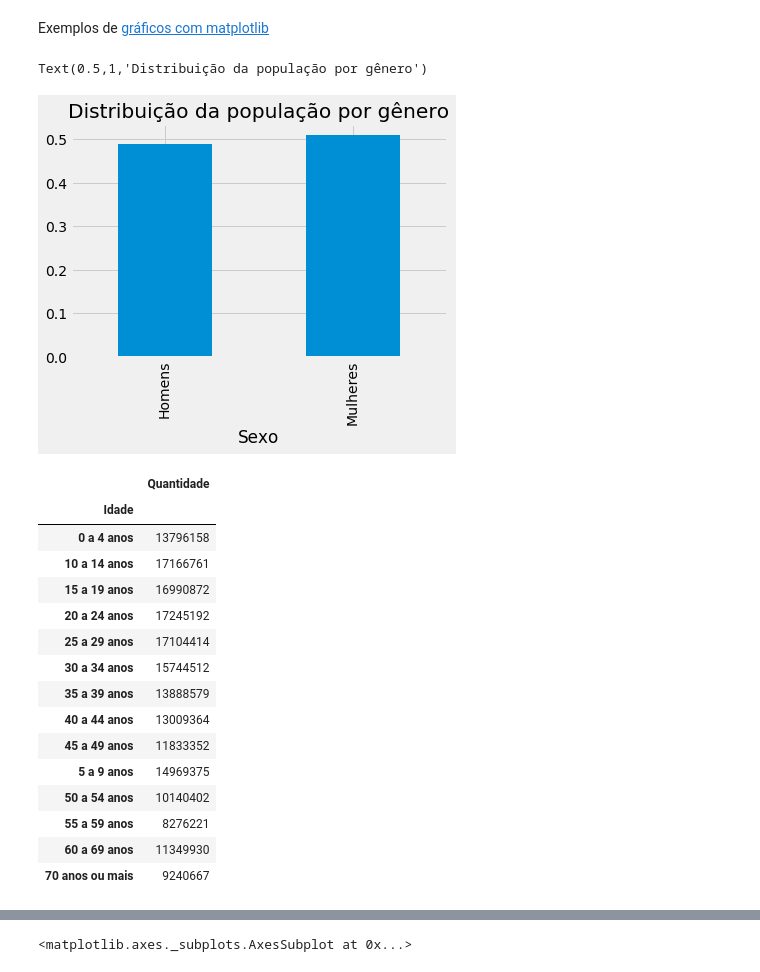
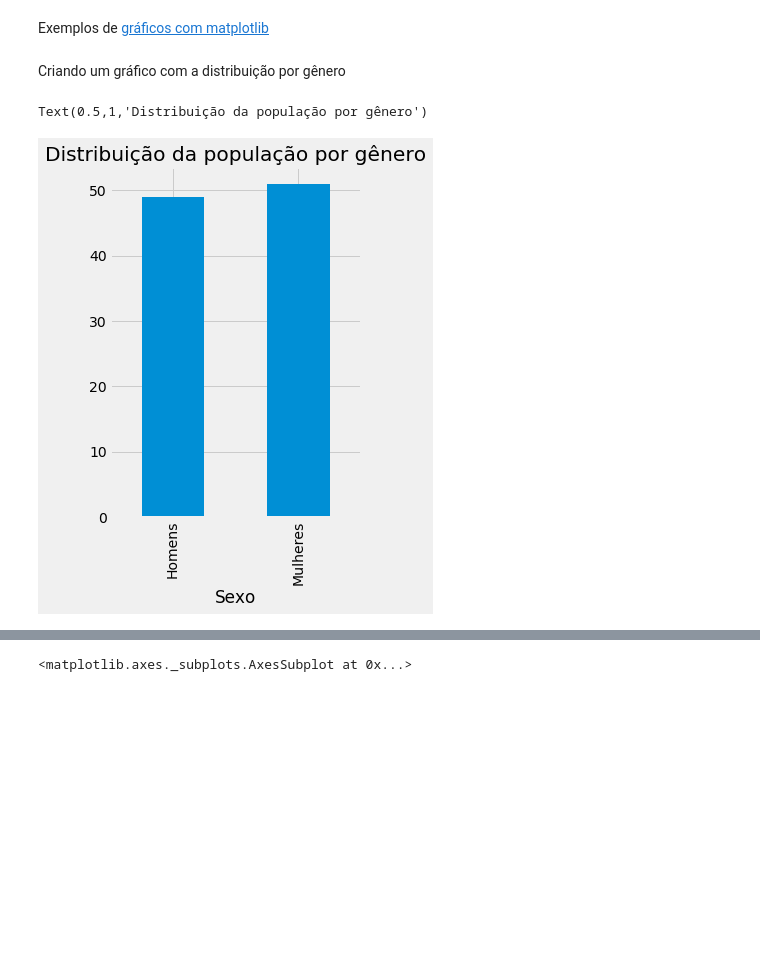
Before and after one commit to pyladiespb-org/minicurso-analise-descritiva-dados-abertos, a Jupyter notebook: AnalisePopulacao.ipynb, the cells around one changed output, grey strips where cells are left out. Cells and saved outputs as stored; diff of their text form; code cells hidden in the pictures; blank space fills up the shorter version.

Commit message:
Ajustes de graficos e legendas

```diff
--- a/AnalisePopulacao.ipynb
+++ b/AnalisePopulacao.ipynb
@@ -44,0 +24,5 @@ populacao
+# %%
+url = 'https://raw.githubusercontent.com/pyladiespb-org/minicurso-analise-descritiva-dados-abertos/master/data/populacao/populacao_idade_agregada.csv'
+dados_url = requests.get(url).content
+populacao = pd.read_csv(io.StringIO(dados_url.decode('utf-8')), delimiter=';', header=2)
+populacao
@@ -71,8 +74,9 @@ Index(['Unidade da Federação', 'Sexo', 'Idade', 'Ano', 'Cor ou raça',
        'Situação do domicílio', 'Unnamed: 6'],
       dtype='object')
 # %%
-populacao = populacao.rename(columns={'Unnamed: 6': "Quantidade", 'Unidade da Federação': "Estado"})
-populacao[:15]
+populacao = populacao.rename(columns={'Unnamed: 6': "Quantidade",
+                                      'Unidade da Federação': "Estado"})
+populacao.head()
 # %% [output]
 |  | Estado | Sexo | Idade | Ano | Cor ou raça | Situação do domicílio | Quantidade |
 | 0 | Rondônia | Homens | 0 a 4 anos | 2010.0 | Branca | Urbana | 18720 |
@@ -95,8 +89,8 @@ Conteúdo sobre [Características Étnico-Raciais da População](https://biblio
 Ainda sobre [indicadores sociais](https://www.ibge.gov.br/estatisticas-novoportal/sociais.html) existe uma página dedicada dentro do site do IBGE a dispor conteúdo sobre esse tema.
 # %%
 populacao = populacao.replace('-', 0)
-populacao = populacao.replace(['Preta', 'Parda'], 'Negra')
-populacao[:15]
+# populacao = populacao.replace(['Preta', 'Parda'], 'Negra')
+populacao.head()
 # %% [output]
 |  | Estado | Sexo | Idade | Ano | Cor ou raça | Situação do domicílio | Quantidade |
 | 0 | Rondônia | Homens | 0 a 4 anos | 2010.0 | Branca | Urbana | 18720 |
@@ -174,4 +150,9 @@ genero
 # %%
-genero_porcentagem = genero['Quantidade']/sum(genero['Quantidade'])
-genero_porcentagem
+genero_porcentagem = genero['Quantidade']/sum(genero['Quantidade'])*100
+
+genero_porcentagem = pd.DataFrame(genero_porcentagem)
+
+genero_porcentagem.style.format({
+    'Quantidade': '{:.2f}%'.format
+})
 # %% [output]
@@ -208,28 +189,12 @@ Selecionar um estilo
 plt.style.use('fivethirtyeight')
 # %% [markdown]
 Exemplos de [gráficos com matplotlib](https://matplotlib.org/devdocs/gallery/index.html)
+# %% [markdown]
+Criando um gráfico com a distribuição por gênero
 # %%
-genero_porcentagem.plot(kind='bar')
+plt.rcParams['figure.figsize'] = (4, 6)
+genero_porcentagem.plot(kind='bar', legend=None)
 plt.title('Distribuição da população por gênero')
 # %% [output]
 Text(0.5,1,'Distribuição da população por gênero')
-[figure, old version]
+[figure, new version]
-# %%
-populacao.groupby('Idade').sum()
-# %% [output]
-|  | Quantidade |
-| Idade |  |
-| 0 a 4 anos | 13796158 |
-| 10 a 14 anos | 17166761 |
-| 15 a 19 anos | 16990872 |
-| 20 a 24 anos | 17245192 |
-| 25 a 29 anos | 17104414 |
-| 30 a 34 anos | 15744512 |
-| 35 a 39 anos | 13888579 |
-| 40 a 44 anos | 13009364 |
-| 45 a 49 anos | 11833352 |
-| 5 a 9 anos | 14969375 |
-| 50 a 54 anos | 10140402 |
-| 55 a 59 anos | 8276221 |
-| 60 a 69 anos | 11349930 |
-| 70 anos ou mais | 9240667 |
```
Also changed, not shown: parts of 17 cells of this notebook, 2 other files.
